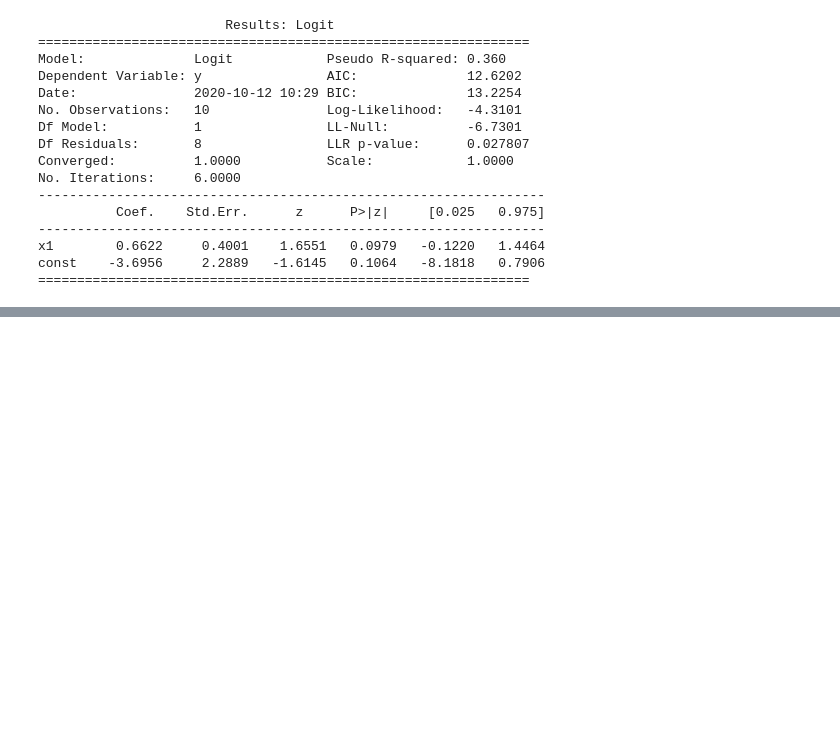
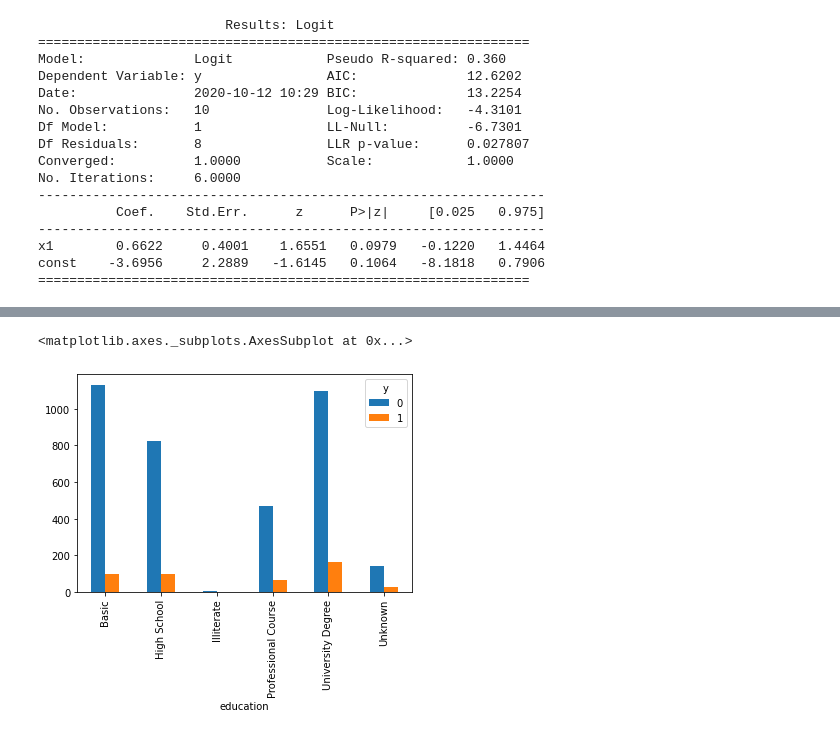
Before and after one commit to albertocino/python-ml-course, a Jupyter notebook: ML_Course.ipynb, the cells around one changed output, grey strips where cells are left out. Cells and saved outputs as stored; diff of their text form; code cells hidden in the pictures; blank space fills up the shorter version.

```diff
--- a/ML_Course.ipynb
+++ b/ML_Course.ipynb
@@ -2529,0 +2538,3 @@ const    -3.6956     2.2889   -1.6145   0.1064   -8.1818   0.7906
+# %%
+data = pd.read_csv("bank.csv", sep=";")
+data.head(5)
@@ -2529,0 +2563,3 @@ const    -3.6956     2.2889   -1.6145   0.1064   -8.1818   0.7906
+# %%
+data["y"] = data["y"].map(dict(yes=1, no=0))  #sustituye en la variable "y" los yes/no por 1/0
+data.head(5)
@@ -2529,0 +2579,14 @@ const    -3.6956     2.2889   -1.6145   0.1064   -8.1818   0.7906
+# %%
+# transformación de valores de variables en otros valores dados
+data["education"] = np.where(data["education"]=="basic.4y", "Basic", data["education"])
+data["education"] = np.where(data["education"]=="basic.6y", "Basic", data["education"])
+data["education"] = np.where(data["education"]=="basic.9y", "Basic", data["education"])
+
+data["education"] = np.where(data["education"]=="high.school", "High School", data["education"])
+data["education"] = np.where(data["education"]=="professional.course", "Professional Course", data["education"])
+data["education"] = np.where(data["education"]=="university.degree", "University Degree", data["education"])
+
+data["education"] = np.where(data["education"]=="illiterate", "Illiterate", data["education"])
+data["education"] = np.where(data["education"]=="unknown", "Unknown", data["education"])
+
+data.head()
@@ -2529,0 +2636,6 @@ const    -3.6956     2.2889   -1.6145   0.1064   -8.1818   0.7906
+# %%
+%matplotlib inline
+pd.crosstab(data["education"], data["y"]).plot(kind="bar")
+# %% [output]
+<matplotlib.axes._subplots.AxesSubplot at 0x...>
+[figure, added]
```
Also changed, not shown: parts of 46 cells of this notebook.
